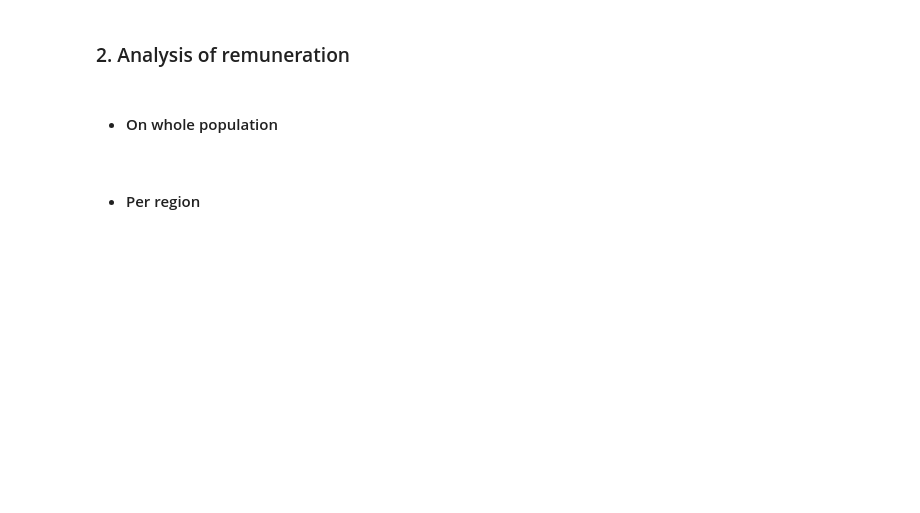
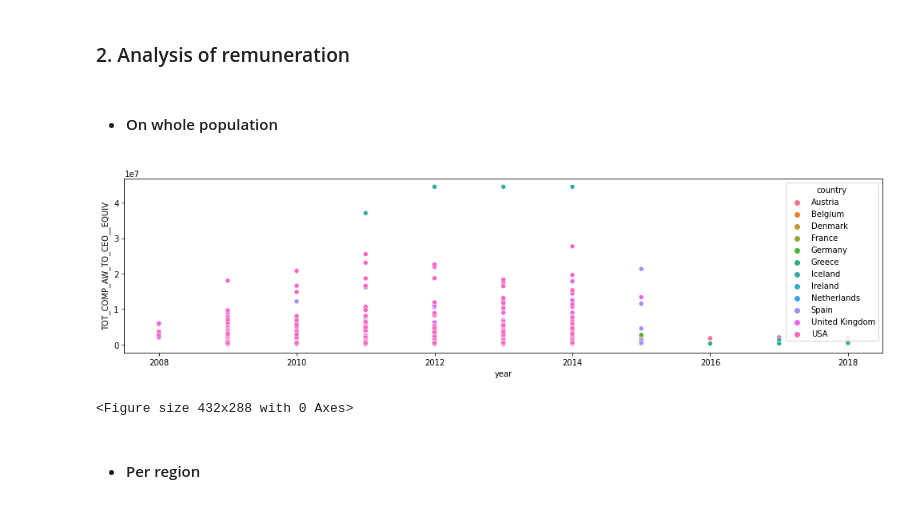
Before and after one commit to maxbranting/Remuneration-Data-Text-Mining, a Jupyter notebook: analysis_presentation.ipynb, the cells around one changed output. Saved outputs shown, nothing was run; the diff lists cells and outputs as text; code cells hidden in the pictures; blank space fills up the shorter version.

Commit message:
additional plot, to be modified

```diff
--- a/analysis_presentation.ipynb
+++ b/analysis_presentation.ipynb
@@ -143,3 +141,13 @@ plt.clf()
+# %%
+# plots etc...
+fig, ax1 = plt.subplots()
+sns.scatterplot(x='year', y='TOT_COMP_AW_TO_CEO__EQUIV', data=df, hue='country', ax=ax1)
+fig.set_size_inches([17,4])
+plt.show()
+plt.clf()
+# %% [output]
+[figure, added]
+<Figure size 432x288 with 0 Axes>
 # %% [markdown]
 * #### Per region
 # %%
```
Also changed, not shown: parts of 2 cells of this notebook.
